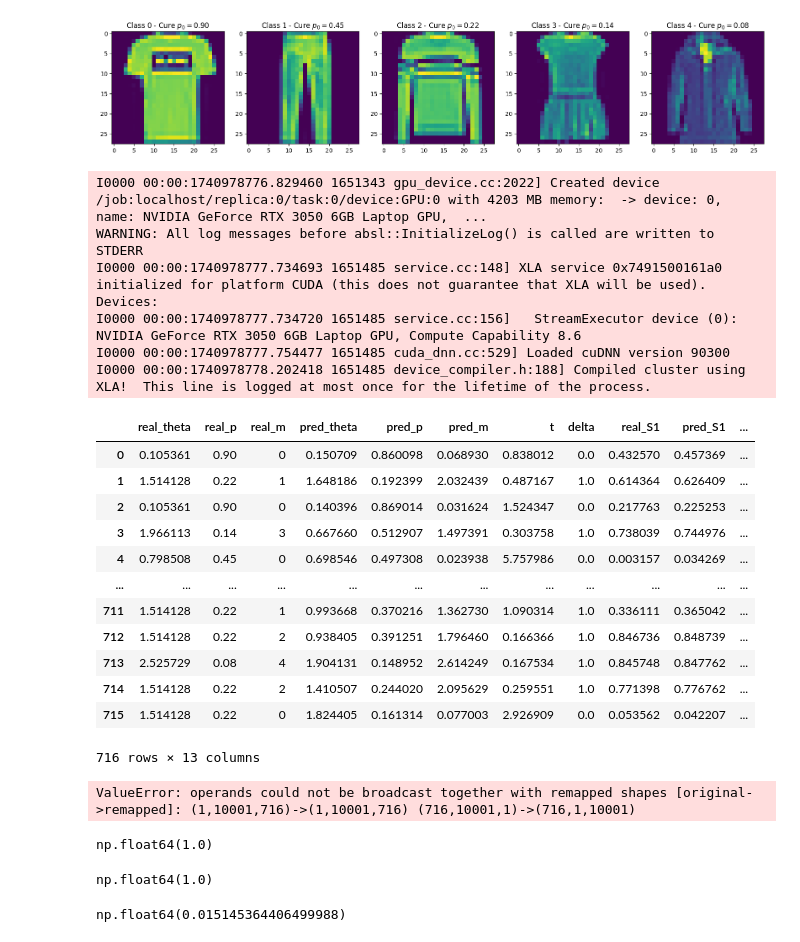
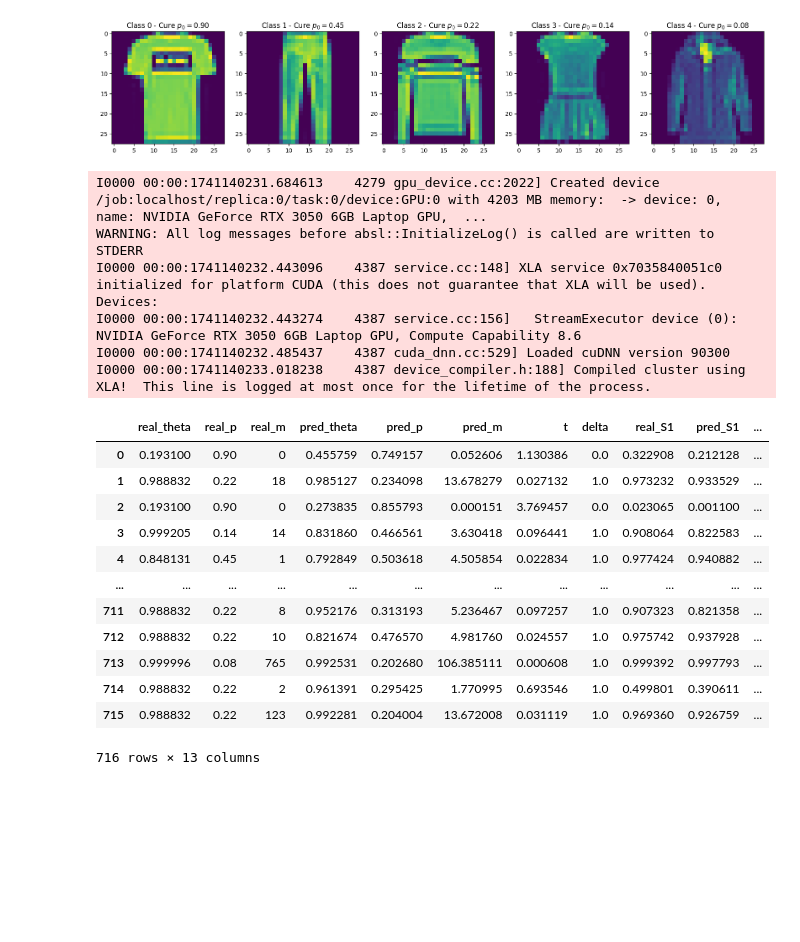
Before and after one commit to nhilariosilva/mps_neuralnet, a Jupyter notebook: Fashion-MNIST - Simulation Results.ipynb, the cells around one changed output. Drawn from its saved outputs; the diff is of its cells as text; code cells hidden in the pictures; blank space fills up the shorter version.

```diff
--- a/Fashion-MNIST - Simulation Results.ipynb
+++ b/Fashion-MNIST - Simulation Results.ipynb
@@ -154,8 +177,8 @@ def load_fitted_model(n, scenario, distribution, q, train_images, test_images, t
 
     return {
         "fit_model": fitted_model,
-        "fit_alpha": pred_alpha,
-        "fit_s_t": s_t,
+        "pred_alpha": pred_alpha,
+        "pred_s_t": s_t,
         "real_alpha": real_alpha, # The real alpha vector is composed of all ones for any vector s_t - Exp(1)
         "imgs": imgs,
         "sets": indices_img["set"].to_numpy(),
@@ -167,25 +190,25 @@ def load_fitted_model(n, scenario, distribution, q, train_images, test_images, t
         "summary": df_summary
     }
 # %%
-result = load_fitted_model(500, 1, "poisson", None, train_images, test_images, train_labels, test_labels, np.vectorize(cure_probs_dict1.get), 1)
-result["summary"]
+result = load_fitted_model(500, 1, "logarithmic", None, train_images, test_images, train_labels, test_labels, np.vectorize(cure_probs_dict1.get), 1)
+display( result["summary"] )
 # %% [output]
-I0000 00:00:1740978776.829460 1651343 gpu_device.cc:2022] Created device /job:localhost/replica:0/task:0/device:GPU:0 with 4203 MB memory:  -> device: 0, name: NVIDIA GeForce RTX 3050 6GB Laptop GPU,  ...
+I0000 00:00:1741140231.684613    4279 gpu_device.cc:2022] Created device /job:localhost/replica:0/task:0/device:GPU:0 with 4203 MB memory:  -> device: 0, name: NVIDIA GeForce RTX 3050 6GB Laptop GPU,  ...
 WARNING: All log messages before absl::InitializeLog() is called are written to STDERR
-I0000 00:00:1740978777.734693 1651485 service.cc:148] XLA service 0x7491500161a0 initialized for platform CUDA (this does not guarantee that XLA will be used). Devices:
-I0000 00:00:1740978777.734720 1651485 service.cc:156]   StreamExecutor device (0): NVIDIA GeForce RTX 3050 6GB Laptop GPU, Compute Capability 8.6
-I0000 00:00:1740978777.754477 1651485 cuda_dnn.cc:529] Loaded cuDNN version 90300
-I0000 00:00:1740978778.202418 1651485 device_compiler.h:188] Compiled cluster using XLA!  This line is logged at most once for the lifetime of the process.
+I0000 00:00:1741140232.443096    4387 service.cc:148] XLA service 0x7035840051c0 initialized for platform CUDA (this does not guarantee that XLA will be used). Devices:
+I0000 00:00:1741140232.443274    4387 service.cc:156]   StreamExecutor device (0): NVIDIA GeForce RTX 3050 6GB Laptop GPU, Compute Capability 8.6
+I0000 00:00:1741140232.485437    4387 cuda_dnn.cc:529] Loaded cuDNN version 90300
+I0000 00:00:1741140233.018238    4387 device_compiler.h:188] Compiled cluster using XLA!  This line is logged at most once for the lifetime of the process.
 |  | real_theta | real_p | real_m | pred_theta | pred_p | pred_m | t | delta | real_S1 | pred_S1 | ... |
-| 0 | 0.105361 | 0.90 | 0 | 0.150709 | 0.860098 | 0.068930 | 0.838012 | 0.0 | 0.432570 | 0.457369 | ... |
-| 1 | 1.514128 | 0.22 | 1 | 1.648186 | 0.192399 | 2.032439 | 0.487167 | 1.0 | 0.614364 | 0.626409 | ... |
-| 2 | 0.105361 | 0.90 | 0 | 0.140396 | 0.869014 | 0.031624 | 1.524347 | 0.0 | 0.217763 | 0.225253 | ... |
-| 3 | 1.966113 | 0.14 | 3 | 0.667660 | 0.512907 | 1.497391 | 0.303758 | 1.0 | 0.738039 | 0.744976 | ... |
-| 4 | 0.798508 | 0.45 | 0 | 0.698546 | 0.497308 | 0.023938 | 5.757986 | 0.0 | 0.003157 | 0.034269 | ... |
+| 0 | 0.193100 | 0.90 | 0 | 0.455759 | 0.749157 | 0.052606 | 1.130386 | 0.0 | 0.322908 | 0.212128 | ... |
+| 1 | 0.988832 | 0.22 | 18 | 0.985127 | 0.234098 | 13.678279 | 0.027132 | 1.0 | 0.973232 | 0.933529 | ... |
+| 2 | 0.193100 | 0.90 | 0 | 0.273835 | 0.855793 | 0.000151 | 3.769457 | 0.0 | 0.023065 | 0.001100 | ... |
+| 3 | 0.999205 | 0.14 | 14 | 0.831860 | 0.466561 | 3.630418 | 0.096441 | 1.0 | 0.908064 | 0.822583 | ... |
+| 4 | 0.848131 | 0.45 | 1 | 0.792849 | 0.503618 | 4.505854 | 0.022834 | 1.0 | 0.977424 | 0.940882 | ... |
 | ... | ... | ... | ... | ... | ... | ... | ... | ... | ... | ... | ... |
-| 711 | 1.514128 | 0.22 | 1 | 0.993668 | 0.370216 | 1.362730 | 1.090314 | 1.0 | 0.336111 | 0.365042 | ... |
-| 712 | 1.514128 | 0.22 | 2 | 0.938405 | 0.391251 | 1.796460 | 0.166366 | 1.0 | 0.846736 | 0.848739 | ... |
-| 713 | 2.525729 | 0.08 | 4 | 1.904131 | 0.148952 | 2.614249 | 0.167534 | 1.0 | 0.845748 | 0.847762 | ... |
-| 714 | 1.514128 | 0.22 | 2 | 1.410507 | 0.244020 | 2.095629 | 0.259551 | 1.0 | 0.771398 | 0.776762 | ... |
-| 715 | 1.514128 | 0.22 | 0 | 1.824405 | 0.161314 | 0.077003 | 2.926909 | 0.0 | 0.053562 | 0.042207 | ... |
+| 711 | 0.988832 | 0.22 | 8 | 0.952176 | 0.313193 | 5.236467 | 0.097257 | 1.0 | 0.907323 | 0.821358 | ... |
+| 712 | 0.988832 | 0.22 | 10 | 0.821674 | 0.476570 | 4.981760 | 0.024557 | 1.0 | 0.975742 | 0.937928 | ... |
+| 713 | 0.999996 | 0.08 | 765 | 0.992531 | 0.202680 | 106.385111 | 0.000608 | 1.0 | 0.999392 | 0.997793 | ... |
+| 714 | 0.988832 | 0.22 | 2 | 0.961391 | 0.295425 | 1.770995 | 0.693546 | 1.0 | 0.499801 | 0.390611 | ... |
+| 715 | 0.988832 | 0.22 | 123 | 0.992281 | 0.204004 | 13.672008 | 0.031119 | 1.0 | 0.969360 | 0.926759 | ... |
 716 rows × 13 columns
@@ -203,27 +214,0 @@ real_theta = result["summary"].real_theta.to_numpy()
-# %%
-import numpy as np
-
-# Define A (1, 10001, 716)
-A = np.random.rand(1, 10001, 716)
-
-# Define B (716, 10001, 1)
-B = np.random.rand(716, 10001, 1)
-
-# Perform einsum operation
-result = np.einsum('ijk,ikj->ij', A, B)
-
-print(result.shape)  # Expected output: (1, 716)
-# %% [output]
-ValueError: operands could not be broadcast together with remapped shapes [original->remapped]: (1,10001,716)->(1,10001,716) (716,10001,1)->(716,1,10001)
-# %%
-test[0,0,100]
-# %% [output]
-np.float64(1.0)
-# %%
-test[0,0,6]
-# %% [output]
-np.float64(1.0)
-# %%
-test[0,0,5]
-# %% [output]
-np.float64(0.015145364406499988)
```
Also changed, not shown: parts of 23 cells of this notebook, 14 other files.
